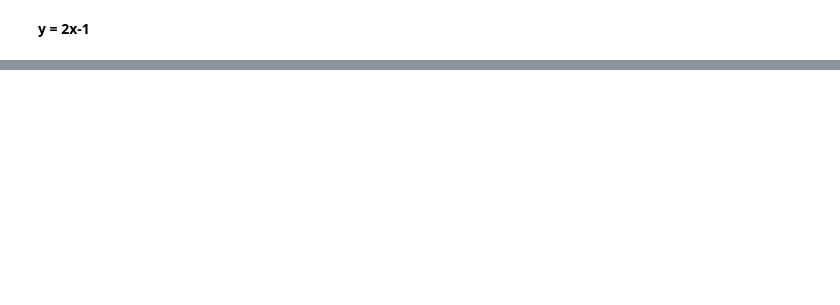
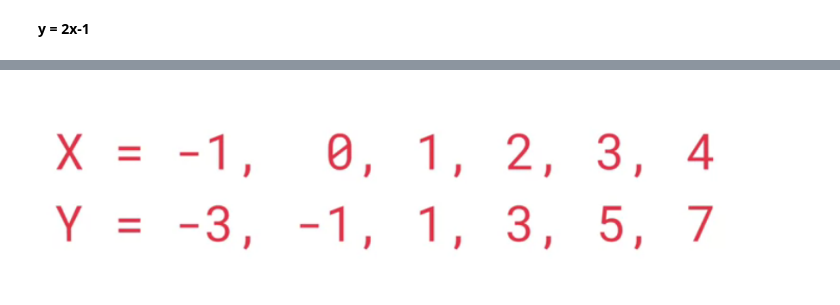
Before and after one commit to Void-Brain70/Coursera_TF_AI_ML_DL, a Jupyter notebook: Coursera_1.ipynb, the cells around one changed output, grey strips where cells are left out. Cells and saved outputs as stored; diff of their text form; code cells hidden in the pictures; blank space fills up the shorter version.

```diff
--- a/Coursera_1.ipynb
+++ b/Coursera_1.ipynb
@@ -21,3 +30,7 @@ from keras.utils.np_utils import to_categorical
+# %%
+Image('cour6.PNG',width=700)
+# %% [output]
+[figure, added]
 # %%
 x = np.array([-1.0,0.0,1.0,2.0,3.0,4.0],dtype=float)
 y = np.array([-3.0,-1.0,1.0,3.0,5.0,7.0],dtype=float)
```
Also changed, not shown: parts of 5 cells of this notebook.
